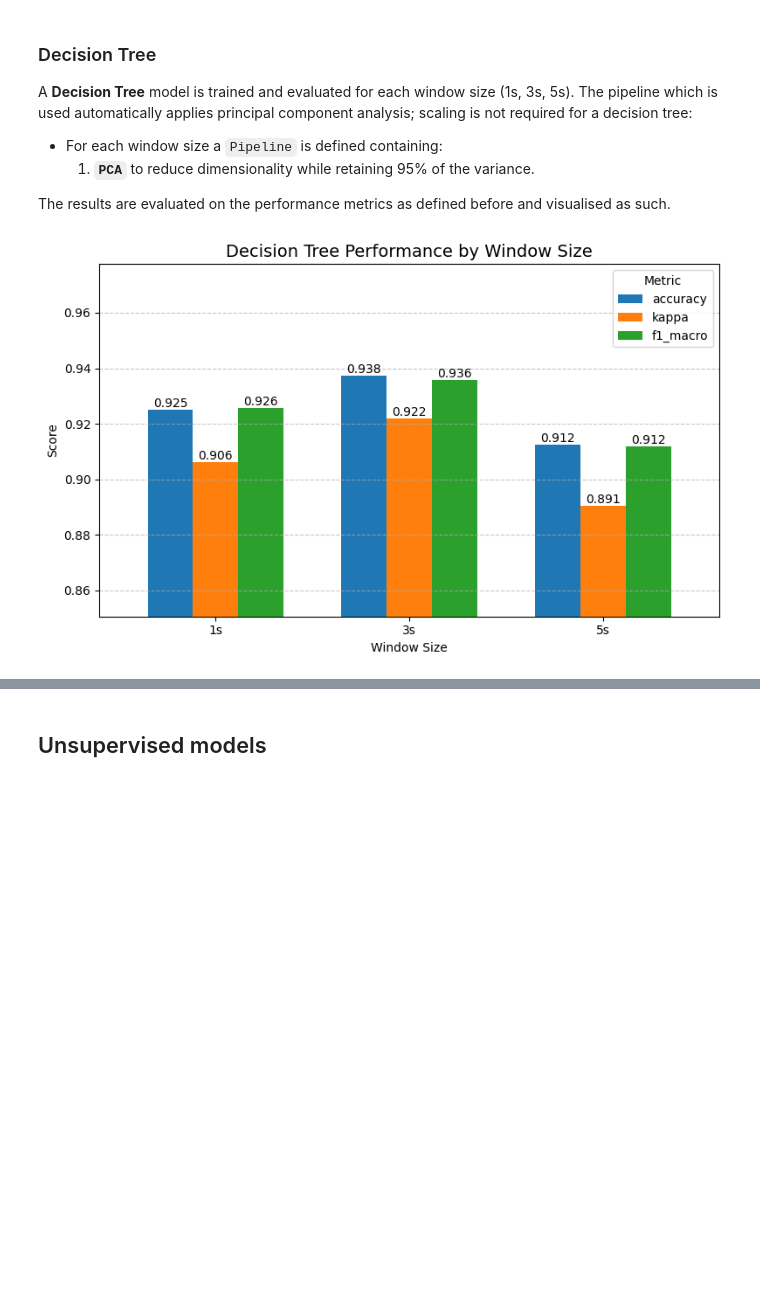
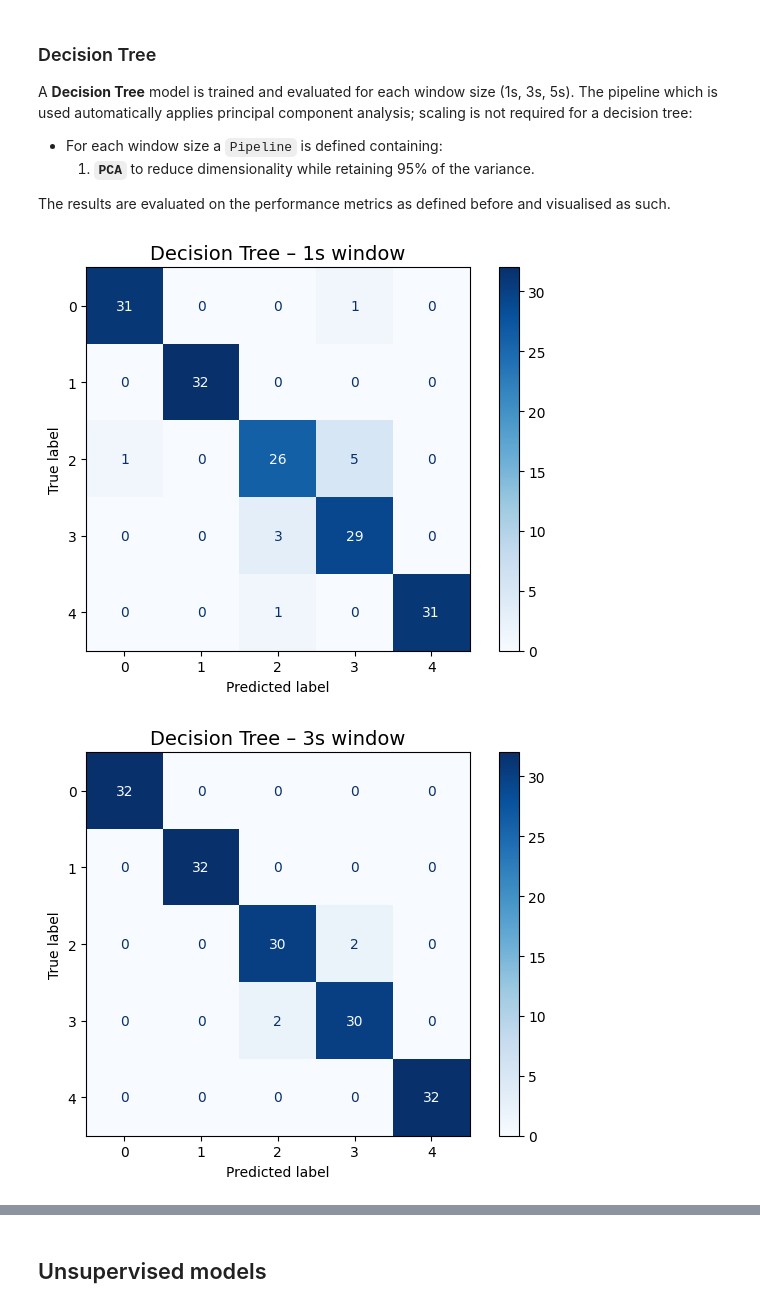
Before and after one commit to OfferPi/5ARE0-ActivityRecognition, a Jupyter notebook: group13_activity_recognition.ipynb, the cells around one changed output, grey strips where cells are left out. Saved outputs shown, nothing was run; the diff lists cells and outputs as text; code cells hidden in the pictures; blank space fills up the shorter version.

```diff
--- a/group13_activity_recognition.ipynb
+++ b/group13_activity_recognition.ipynb
@@ -1385,30 +1512,33 @@ The results are evaluated on the performance metrics as defined before and visua
 gnb_test_metrics_all = {}
 
 for win in ["1s", "3s", "5s"]:
-
-    # Retrieve train and test data
+    # Data
     X_train = globals()[f"X_train_{win}"]
     y_train = globals()[f"y_train_{win}"]
     X_test  = globals()[f"X_test_{win}"]
     y_test  = globals()[f"y_test_{win}"]
 
-    # Define Pipeline
+    # Pipeline: scaler → filter (var + MI) → classifier
     gnb = Pipeline([
         ("scaler", StandardScaler()),
-        ("pca", PCA(n_components=0.95)),
-        ("clf", GaussianNB())
+        ("var", VarianceThreshold(threshold=1e-6)),
+        ("kbest", SelectKBest(mutual_info_classif, k=min(50, X_train.shape[1]))),
+        ("clf", GaussianNB()),
     ])
 
-    # Fit the model
+    # Fit
     gnb.fit(X_train, y_train)
 
-    # Predict on test set
+    # Predict
     y_test_hat = gnb.predict(X_test)
 
-    # Evaluate and store metrics
+    # Metrics
     test_metrics = evaluate(y_test, y_test_hat)
     gnb_test_metrics_all[win] = test_metrics
 
-# Display results for all window sizes
+    # Confusion matrix
+    plot_confusion_matrix(y_test, y_test_hat, title=f"Gaussian NB – {win} window")
+
+# Summary plot
 plot_metrics(gnb_test_metrics_all, title="Gaussian Naive Bayes Performance by Window Size")
 # %% [output]
@@ -1425,31 +1558,35 @@ The results are evaluated on the performance metrics as defined before and visua
 # %%
 dt_test_metrics_all = {}
 
 for win in ["1s", "3s", "5s"]:
-
-    # Retrieve train and test data
+    # Data
     X_train = globals()[f"X_train_{win}"]
     y_train = globals()[f"y_train_{win}"]
     X_test  = globals()[f"X_test_{win}"]
     y_test  = globals()[f"y_test_{win}"]
 
-    # Define pipeline
+    # Pipeline: filter (var + MI) → Decision Tree
     dt_pipe = Pipeline([
-        ("pca", PCA(n_components=0.95)),
-        ("clf", DecisionTreeClassifier(random_state=42))
+        ("var", VarianceThreshold(threshold=1e-6)),
+        ("kbest", SelectKBest(mutual_info_classif, k=min(50, X_train.shape[1]))),
+        ("clf", DecisionTreeClassifier(random_state=42)),
     ])
 
-    # Fit the model
+    # Fit
     dt_pipe.fit(X_train, y_train)
 
-    # Predict on test set
+    # Predict
     y_test_hat = dt_pipe.predict(X_test)
 
-    # Evaluate and store metrics
+    # Metrics
     test_metrics = evaluate(y_test, y_test_hat)
     dt_test_metrics_all[win] = test_metrics
 
-# Display results for all window sizes
+    # Confusion matrix
+    plot_confusion_matrix(y_test, y_test_hat, title=f"Decision Tree – {win} window")
+
+# Summary plot
 plot_metrics(dt_test_metrics_all, title="Decision Tree Performance by Window Size")
 # %% [output]
-[figure, old version]
+[figure, new version]
+[figure, added]
```
Also changed, not shown: parts of 22 cells of this notebook.
